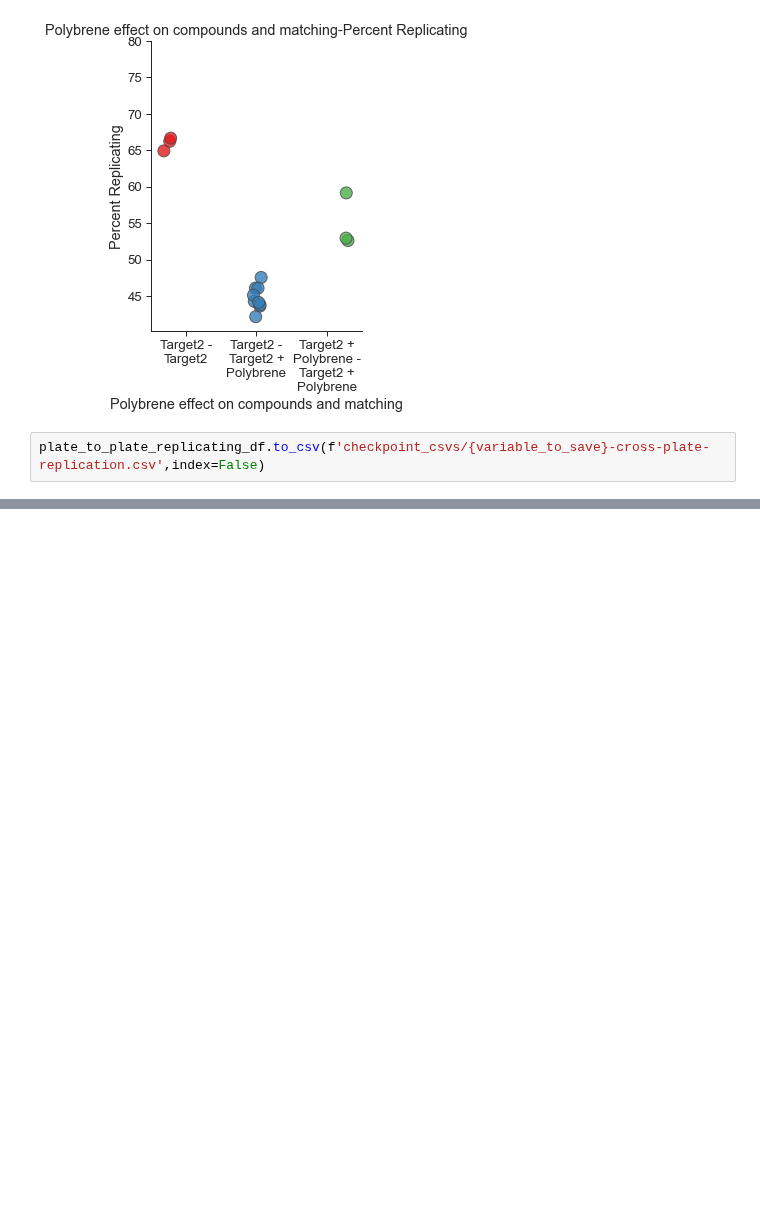
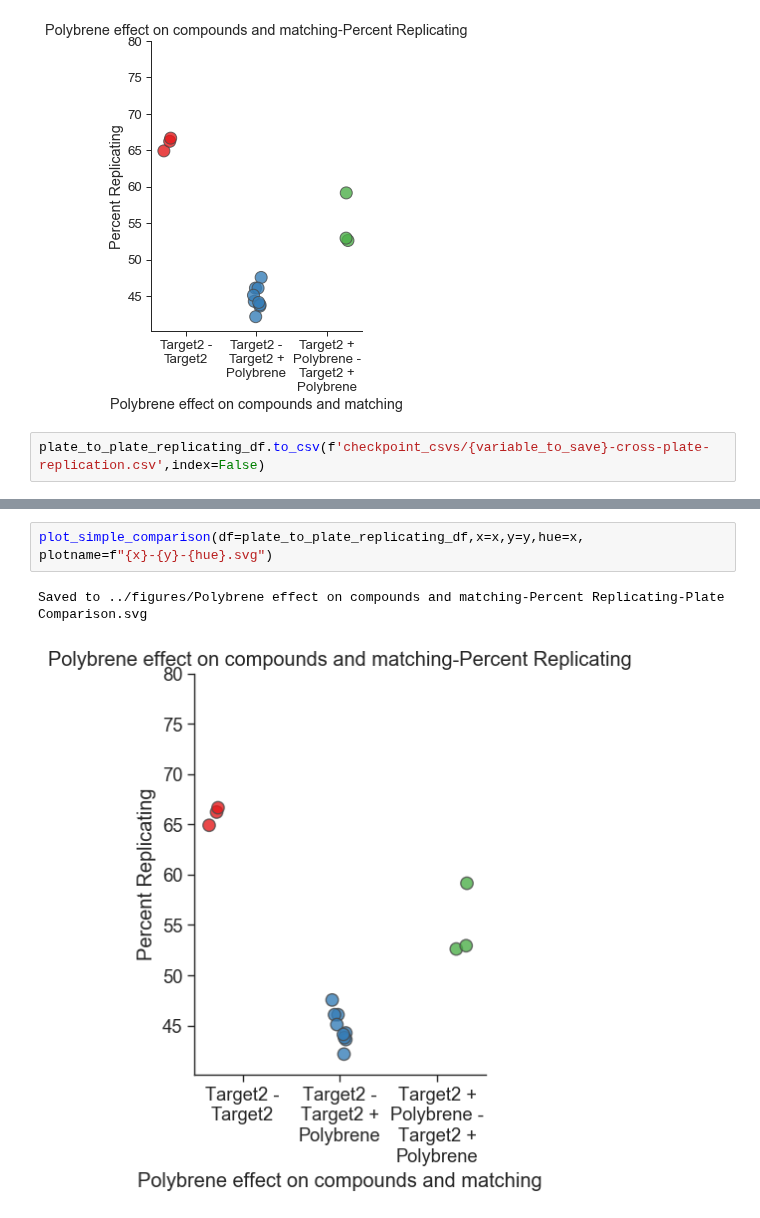
Before and after one commit to carpenter-singh-lab/2023_Cimini_NatureProtocols, a Jupyter notebook: notebooks/AssessPolybreneOnCompounds.ipynb, the cells around one changed output, grey strips where cells are left out. Saved outputs shown, nothing was run; the diff lists cells and outputs as text; blank space fills up the shorter version.

```diff
--- a/notebooks/AssessPolybreneOnCompounds.ipynb
+++ b/notebooks/AssessPolybreneOnCompounds.ipynb
@@ -129,0 +161,6 @@ plate_to_plate_replicating_df.to_csv(f'checkpoint_csvs/{variable_to_save}-cross-
+# %%
+plot_simple_comparison(df=plate_to_plate_replicating_df,x=x,y=y,hue=x,
+plotname=f"{x}-{y}-{hue}.svg")
+# %% [output]
+Saved to ../figures/Polybrene effect on compounds and matching-Percent Replicating-Plate Comparison.svg
+[figure, added]
```
Also changed, not shown: parts of 7 cells of this notebook, 4 other files.
